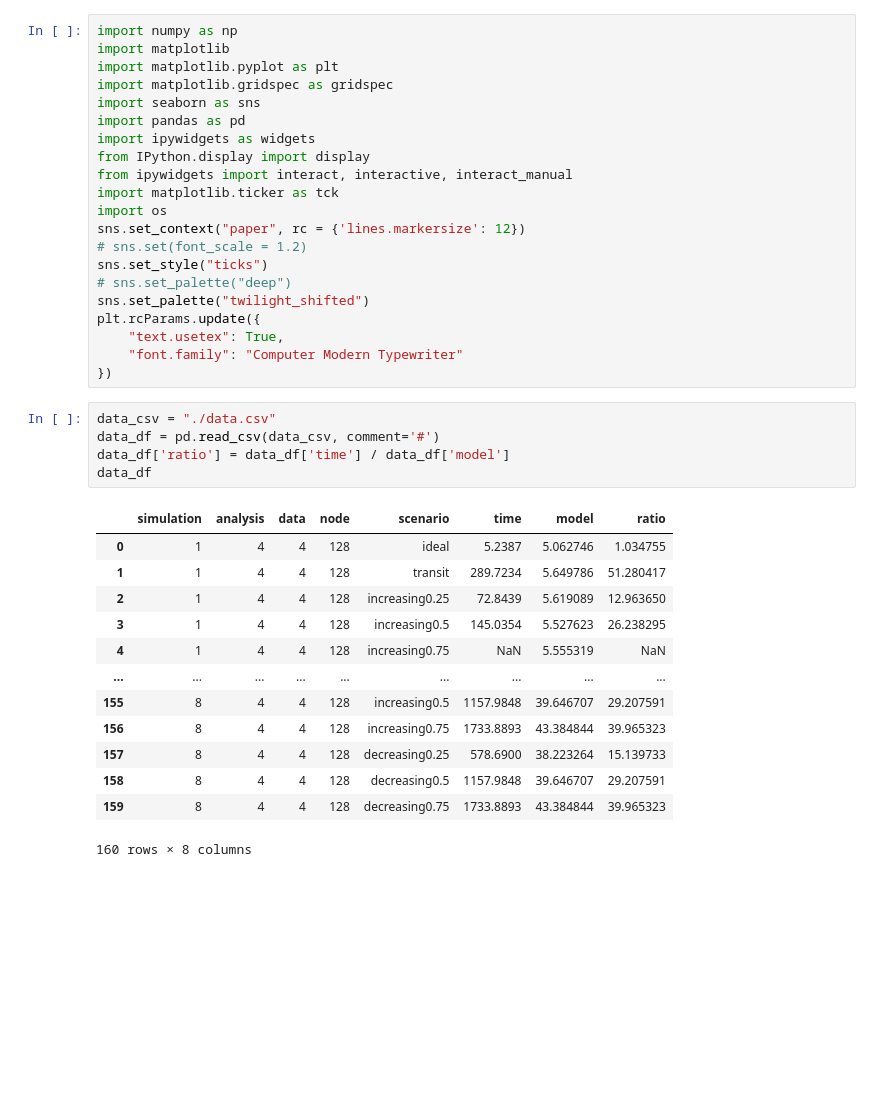
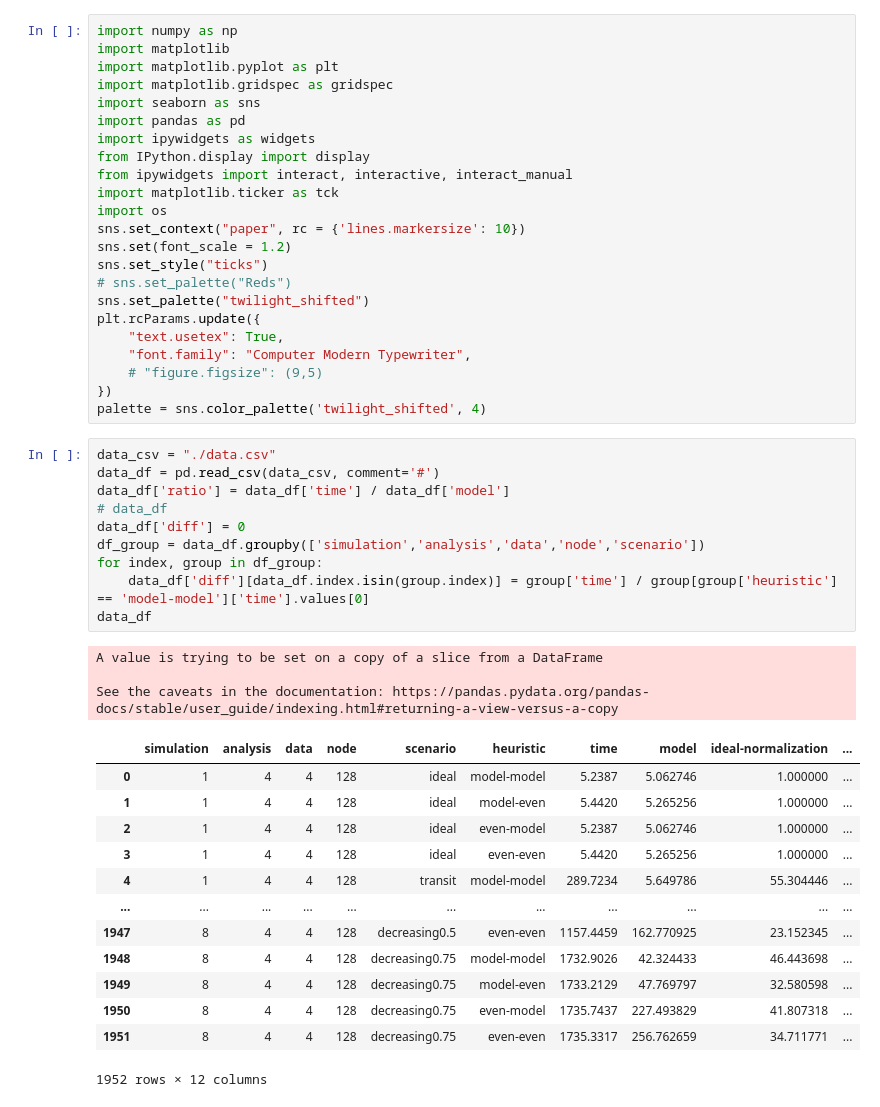
Before and after one commit to Analytics4MD/insitu-ensemble-simulator, a Jupyter notebook: analysis/plot.ipynb, the cells around one changed output. Drawn from its saved outputs; the diff is of its cells as text; blank space fills up the shorter version.

```diff
--- a/analysis/plot.ipynb
+++ b/analysis/plot.ipynb
@@ -10,31 +10,41 @@ from IPython.display import display
 from ipywidgets import interact, interactive, interact_manual
 import matplotlib.ticker as tck
 import os
-sns.set_context("paper", rc = {'lines.markersize': 12})
-# sns.set(font_scale = 1.2)
+sns.set_context("paper", rc = {'lines.markersize': 10})
+sns.set(font_scale = 1.2)
 sns.set_style("ticks")
-# sns.set_palette("deep")
+# sns.set_palette("Reds")
 sns.set_palette("twilight_shifted")
 plt.rcParams.update({
     "text.usetex": True,
-    "font.family": "Computer Modern Typewriter"
+    "font.family": "Computer Modern Typewriter",
+    # "figure.figsize": (9,5)
 })
+palette = sns.color_palette('twilight_shifted', 4)
 # %%
 data_csv = "./data.csv"
 data_df = pd.read_csv(data_csv, comment='#')
 data_df['ratio'] = data_df['time'] / data_df['model']
+# data_df
+data_df['diff'] = 0
+df_group = data_df.groupby(['simulation','analysis','data','node','scenario'])
+for index, group in df_group:
+    data_df['diff'][data_df.index.isin(group.index)] = group['time'] / group[group['heuristic'] == 'model-model']['time'].values[0]
 data_df
 # %% [output]
+A value is trying to be set on a copy of a slice from a DataFrame
+
+See the caveats in the documentation: https://pandas.pydata.org/pandas-docs/stable/user_guide/indexing.html#returning-a-view-versus-a-copy
-|  | simulation | analysis | data | node | scenario | time | model | ratio |
-| 0 | 1 | 4 | 4 | 128 | ideal | 5.2387 | 5.062746 | 1.034755 |
-| 1 | 1 | 4 | 4 | 128 | transit | 289.7234 | 5.649786 | 51.280417 |
-| 2 | 1 | 4 | 4 | 128 | increasing0.25 | 72.8439 | 5.619089 | 12.963650 |
-| 3 | 1 | 4 | 4 | 128 | increasing0.5 | 145.0354 | 5.527623 | 26.238295 |
-| 4 | 1 | 4 | 4 | 128 | increasing0.75 | NaN | 5.555319 | NaN |
-| ... | ... | ... | ... | ... | ... | ... | ... | ... |
-| 155 | 8 | 4 | 4 | 128 | increasing0.5 | 1157.9848 | 39.646707 | 29.207591 |
-| 156 | 8 | 4 | 4 | 128 | increasing0.75 | 1733.8893 | 43.384844 | 39.965323 |
-| 157 | 8 | 4 | 4 | 128 | decreasing0.25 | 578.6900 | 38.223264 | 15.139733 |
-| 158 | 8 | 4 | 4 | 128 | decreasing0.5 | 1157.9848 | 39.646707 | 29.207591 |
-| 159 | 8 | 4 | 4 | 128 | decreasing0.75 | 1733.8893 | 43.384844 | 39.965323 |
+|  | simulation | analysis | data | node | scenario | heuristic | time | model | ideal-normalization | ... |
+| 0 | 1 | 4 | 4 | 128 | ideal | model-model | 5.2387 | 5.062746 | 1.000000 | ... |
+| 1 | 1 | 4 | 4 | 128 | ideal | model-even | 5.4420 | 5.265256 | 1.000000 | ... |
+| 2 | 1 | 4 | 4 | 128 | ideal | even-model | 5.2387 | 5.062746 | 1.000000 | ... |
+| 3 | 1 | 4 | 4 | 128 | ideal | even-even | 5.4420 | 5.265256 | 1.000000 | ... |
+| 4 | 1 | 4 | 4 | 128 | transit | model-model | 289.7234 | 5.649786 | 55.304446 | ... |
+| ... | ... | ... | ... | ... | ... | ... | ... | ... | ... | ... |
+| 1947 | 8 | 4 | 4 | 128 | decreasing0.5 | even-even | 1157.4459 | 162.770925 | 23.152345 | ... |
+| 1948 | 8 | 4 | 4 | 128 | decreasing0.75 | model-model | 1732.9026 | 42.324433 | 46.443698 | ... |
+| 1949 | 8 | 4 | 4 | 128 | decreasing0.75 | model-even | 1733.2129 | 47.769797 | 32.580598 | ... |
+| 1950 | 8 | 4 | 4 | 128 | decreasing0.75 | even-model | 1735.7437 | 227.493829 | 41.807318 | ... |
+| 1951 | 8 | 4 | 4 | 128 | decreasing0.75 | even-even | 1735.3317 | 256.762659 | 34.711771 | ... |
-160 rows × 8 columns
+1952 rows × 12 columns
```
Also changed, not shown: parts of 9 cells of this notebook.
